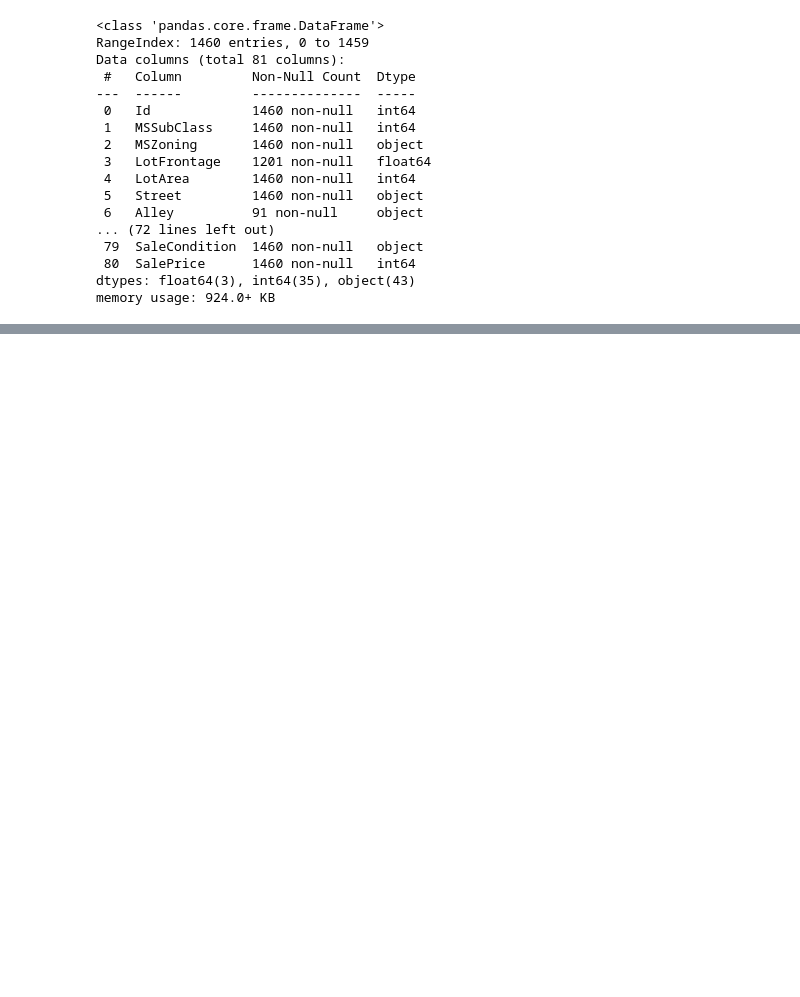
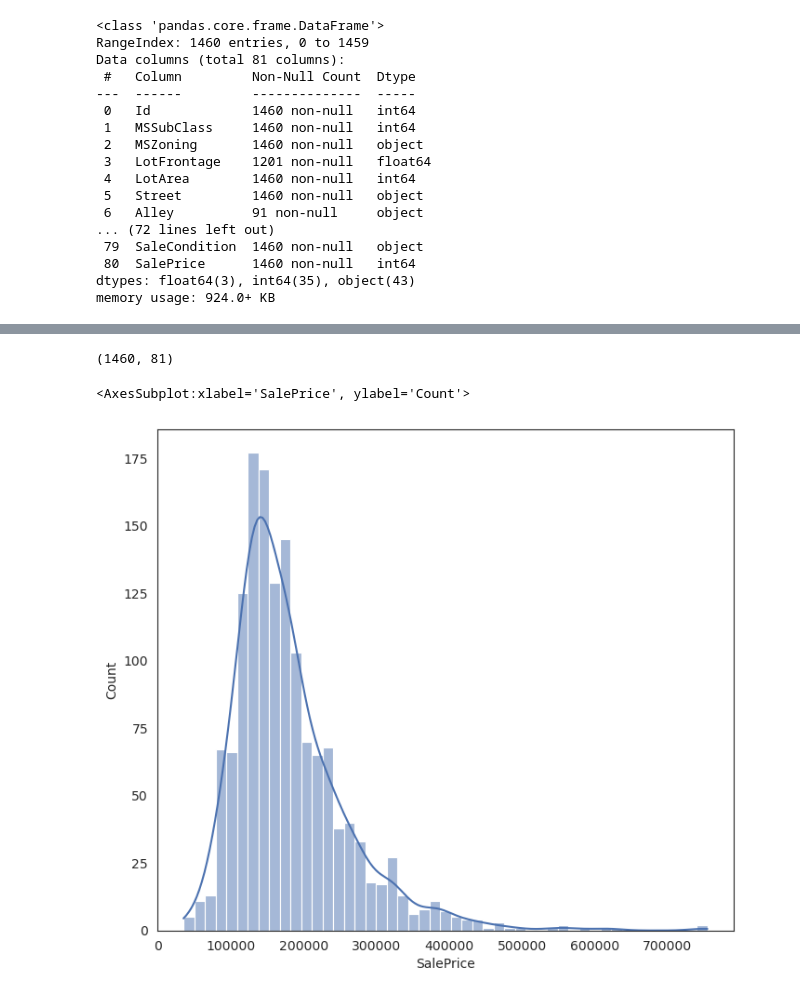
Before and after one commit to sdomoszlai13/predicting-housing-prices, a Jupyter notebook: predicting-house-prices.ipynb, the cells around one changed output, grey strips where cells are left out. Cells and saved outputs as stored; diff of their text form; code cells hidden in the pictures; blank space fills up the shorter version.

Commit message:
Added histogram of SalePrice column (our target column) in accordance with current Seaborn standards.

```diff
--- a/predicting-house-prices.ipynb
+++ b/predicting-house-prices.ipynb
@@ -75,0 +73,23 @@ memory usage: 924.0+ KB
+# %%
+sns.set_style("white")
+sns.set_color_codes(palette='deep')
+f, ax = plt.subplots(figsize=(8, 7))
+#Check the new distribution
+sns.distplot(train['SalePrice'], color="b");
+ax.xaxis.grid(False)
+ax.set(ylabel="Frequency")
+ax.set(xlabel="SalePrice")
+ax.set(title="SalePrice distribution")
+sns.despine(trim=True, left=True)
+plt.show()
+# %% [output]
+(1460, 81)
+# %%
+sns.set_style("white")
+sns.set_color_codes(palette = "deep")
+fig, ax = plt.subplots(figsize = [8, 7])
+sns.histplot(house_train["SalePrice"], kde = "True", color = "b") # kde: Kernel Density Estimate
+                                                                  # not using displot because that's a figure-level function
+# %% [output]
+<AxesSubplot:xlabel='SalePrice', ylabel='Count'>
+[figure, added]
```
Also changed, not shown: parts of 1 cell of this notebook.
